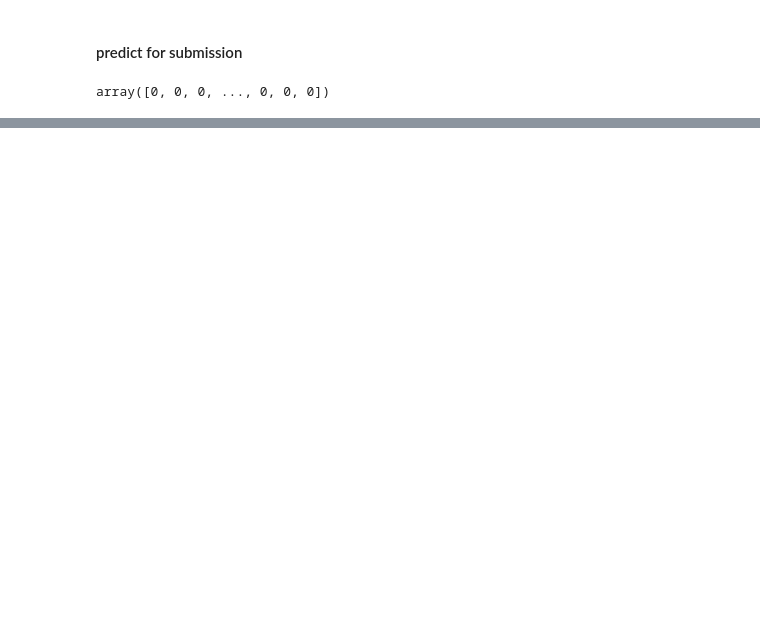
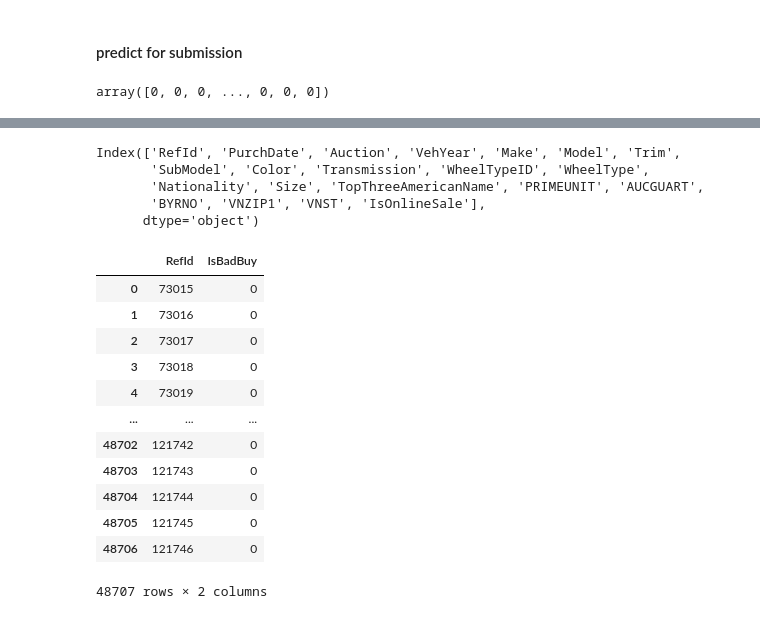
Before and after one commit to edwardmoradian/Project-Samples, a Jupyter notebook: dont get kicked/dont_get_kicked.ipynb, the cells around one changed output, grey strips where cells are left out. Cells and saved outputs as stored; diff of their text form; code cells hidden in the pictures; blank space fills up the shorter version.

```diff
--- a/dont get kicked/dont_get_kicked.ipynb
+++ b/dont get kicked/dont_get_kicked.ipynb
@@ -316,5 +372,32 @@ df_submission = pd.DataFrame()
+# %%
+dim_cols_2
+# %% [output]
+Index(['RefId', 'PurchDate', 'Auction', 'VehYear', 'Make', 'Model', 'Trim',
+       'SubModel', 'Color', 'Transmission', 'WheelTypeID', 'WheelType',
+       'Nationality', 'Size', 'TopThreeAmericanName', 'PRIMEUNIT', 'AUCGUART',
+       'BYRNO', 'VNZIP1', 'VNST', 'IsOnlineSale'],
+      dtype='object')
+# %%
+for col in dim_cols_2:
+    df_test[col] = labelencoder_test[col].inverse_transform(df_test[col])
 # %%
 df_submission['RefId'] = df_test['RefId']
 # %%
 df_submission['IsBadBuy'] = preds_test
+# %%
+df_submission
+# %% [output]
+|  | RefId | IsBadBuy |
+| 0 | 73015 | 0 |
+| 1 | 73016 | 0 |
+| 2 | 73017 | 0 |
+| 3 | 73018 | 0 |
+| 4 | 73019 | 0 |
+| ... | ... | ... |
+| 48702 | 121742 | 0 |
+| 48703 | 121743 | 0 |
+| 48704 | 121744 | 0 |
+| 48705 | 121745 | 0 |
+| 48706 | 121746 | 0 |
+48707 rows × 2 columns
 # %%
```
Also changed, not shown: parts of 13 cells of this notebook, 1 other file.
